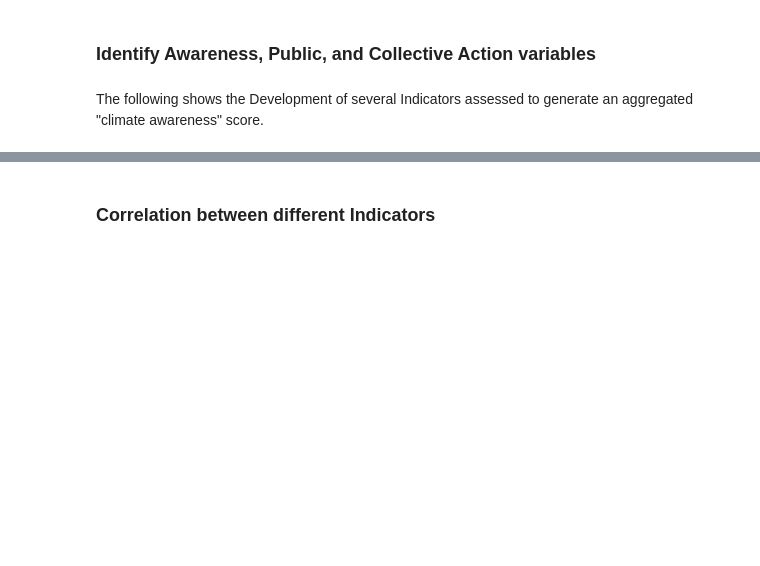
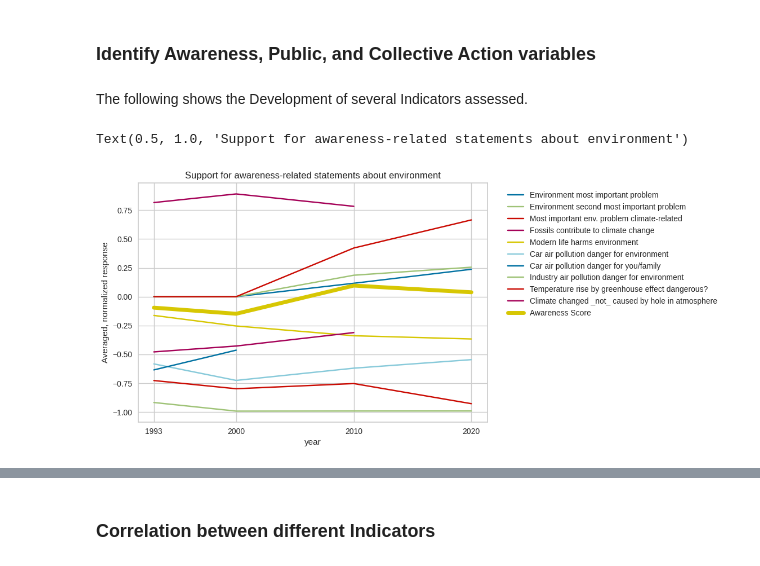
Before and after one commit to Laurin-W/foundations-final-project, a Jupyter notebook: main_notebook.ipynb, the cells around one changed output, grey strips where cells are left out. Saved outputs shown, nothing was run; the diff lists cells and outputs as text; code cells hidden in the pictures; blank space fills up the shorter version.

```diff
--- a/main_notebook.ipynb
+++ b/main_notebook.ipynb
@@ -368,10 +383,11 @@ column_labels = {
     'NY.GDP.NGAS.RT.ZS': 'Rent from Natural Gas',
     'NY.GDP.PETR.RT.ZS': 'Rent from Oil',
     'fossil_rent': 'Fossil Fuel Rent',
+    'fossil_rent_log10': 'Fossil Fuel Rent (log10)',
     'NY.GDP.PCAP.CD': 'GDP per Capita',
-    'gdp_logged': 'Logged GDP',
+    'gdp_log10': 'GDP per Capita (log10)',
     'score_awareness': 'Awareness Score',
-    'score_indiv_minus_collective': 'Individual vs Collective',
+    'score_indiv_minus_collective': 'Individual - Collective Score',
     'score_individual_action': 'Individual Action Score',
     'score_collective_action': 'Collective Action Score',
     'science_solves_env_problems': 'Science Solves Env. Problems',
@@ -385,7 +401,7 @@ column_labels = {
     'gov_voluntary_business': 'Govt Voluntary Business',
     'env_needs_econ_growth': 'Env. Needs Econ. Growth',
     'ppl_worry_too_much_progress_harms_env': 'Worry About Progress',
-    'threats_exaggerated': 'Threats Exaggerated',
+    'threats_not_exaggerated': 'Threats not Exaggerated',
     'support_pay_higher_taxes': 'Support Higher Taxes',
     'indiv_action_too_difficult': 'Individual Action Too Difficult',
     'support_only_with_others': 'Support Only with Others',
@@ -454,17 +484,26 @@ aggregated_scores['fossil_rent'] = merged_df.groupby(groupby_params)['fossil_ren
 aggregated_scores = aggregated_scores[aggregated_scores['score_awareness'].notna()]
 aggregated_scores = aggregated_scores.reset_index()
 # %% [markdown]
-The following shows the Development of several Indicators assessed to generate an aggregated "climate awareness" score.
+The following shows the Development of several Indicators assessed.
 # %%
-years = survey_df['year'].unique().sort_values()
-for question in (list(awareness_questions_weights.keys())):
-  mean_by_year = survey_df.groupby('year')[question].mean()
-  mean_by_year = mean_by_year.sort_index()
-  label = column_labels[question] or question
-  plt.plot(mean_by_year, label=label)
+def plot_scores(df, questions, thick_questions, labels):
+  for question in questions + thick_questions:
+    mean_by_year = df.groupby('year')[question].mean()
+    mean_by_year = mean_by_year.sort_index()
+    label = labels[question] or question
+    if question in thick_questions:
+      plt.plot(mean_by_year, label=label, linewidth=5)
+    else:
+      plt.plot(mean_by_year, label=label)
 
-plt.title("Support for statements about environment")
-plt.xlabel("year")
-plt.ylabel("Average, normalized response (-2 to 2)")
-plt.xticks([1993, 2000, 2010, 2020])
-plt.legend(loc=(1.05, 0.425))
+  years = df['year'].unique().sort_values()
+  plt.xlabel("year")
+  plt.ylabel("Averaged, normalized response")
+  plt.xticks(years)
+  plt.legend(loc=(1.05, 0.425))
+# %%
+plot_scores(survey_df, list(awareness_questions_weights.keys()), ['score_awareness'], column_labels)
+plt.title("Support for awareness-related statements about environment")
+# %% [output]
+Text(0.5, 1.0, 'Support for awareness-related statements about environment')
+[figure, added]
```
Also changed, not shown: parts of 17 cells of this notebook.
